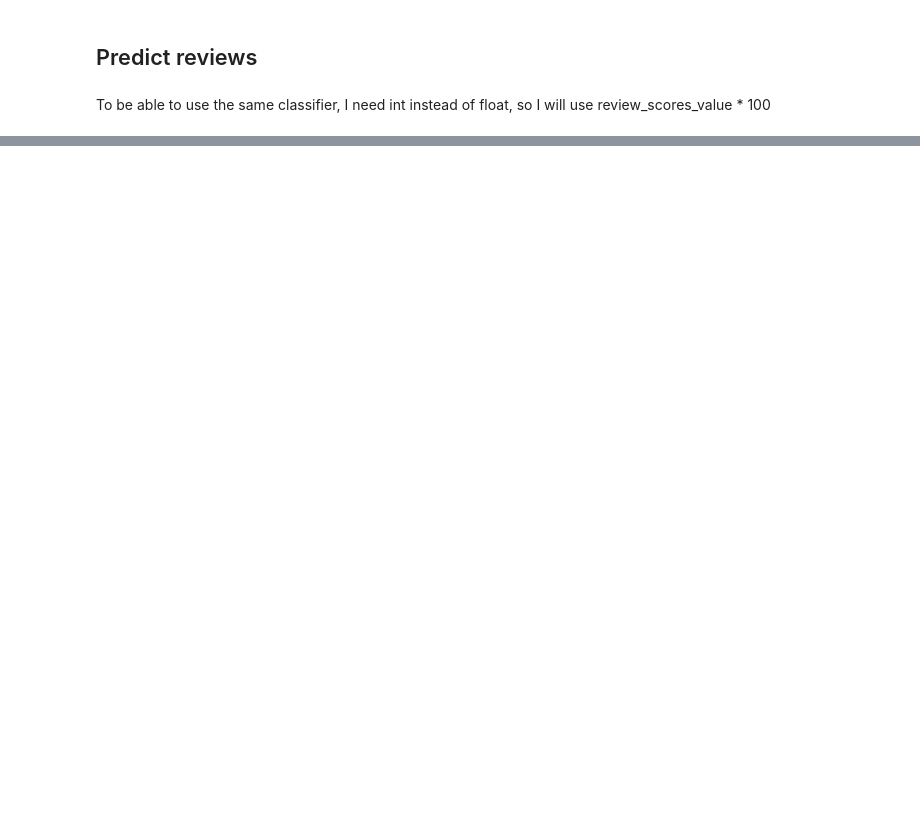
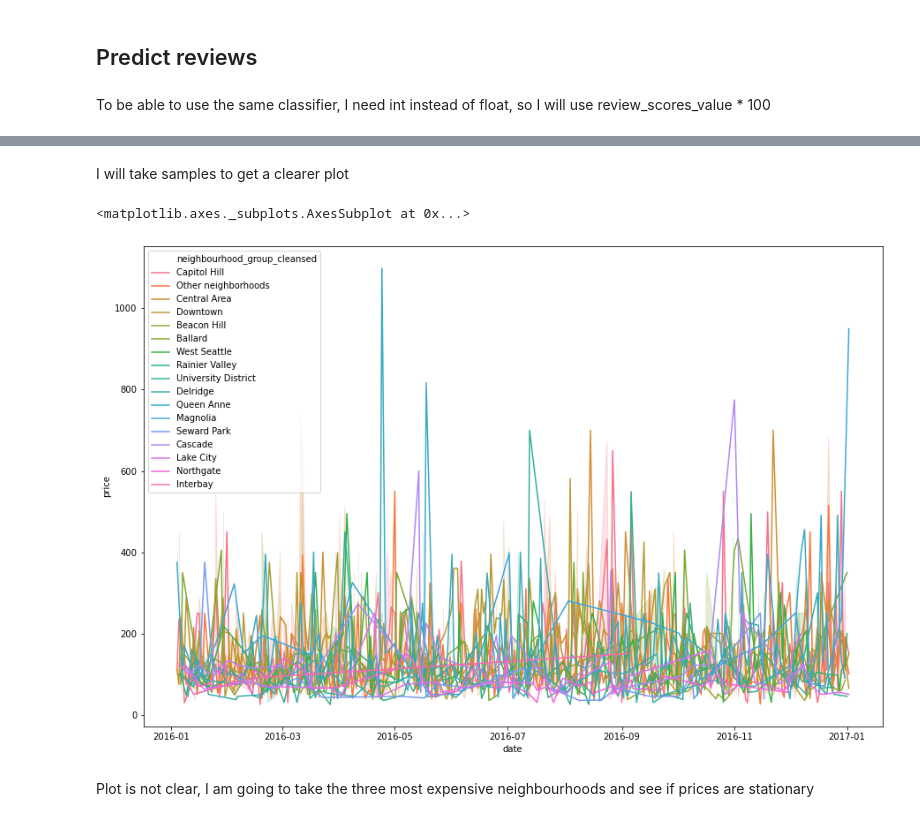
Before and after one commit to alejandrosierramartinez/airbnbseattledataset, a Jupyter notebook: seattle_AirBNB.ipynb, the cells around one changed output, grey strips where cells are left out. Cells and saved outputs as stored; diff of their text form; code cells hidden in the pictures; blank space fills up the shorter version.

Commit message:
by neighbourhood analysis

```diff
--- a/seattle_AirBNB.ipynb
+++ b/seattle_AirBNB.ipynb
@@ -431,0 +460,2 @@ Accuracy: 0.7023144453312051
+# %%
+listings_copy['price'] = listings_copy.price.str.replace('$', '').str.replace(',','').astype(float)
@@ -431,0 +490,3 @@ Accuracy: 0.7023144453312051
+# %%
+merged_df = pd.merge(calendar, listings_copy[['id', 'neighbourhood_group_cleansed']],
+                         left_on='listing_id', right_on='id', how='left')
@@ -431,0 +509,13 @@ Accuracy: 0.7023144453312051
+# %% [markdown]
+I will take samples to get a clearer plot
+# %%
+samples = np.random.choice(merged_df.shape[0], 2500, replace = False)
+merged_samp = merged_df.loc[samples,:]
+# %%
+plt.figure(figsize = [15, 10])
+sb.lineplot(data=merged_samp, x="date", y="price", hue="neighbourhood_group_cleansed")
+# %% [output]
+<matplotlib.axes._subplots.AxesSubplot at 0x...>
+[figure, added]
+# %% [markdown]
+Plot is not clear, I am going to take the three most expensive neighbourhoods and see if prices are stationary
```
Also changed, not shown: parts of 19 cells of this notebook.
